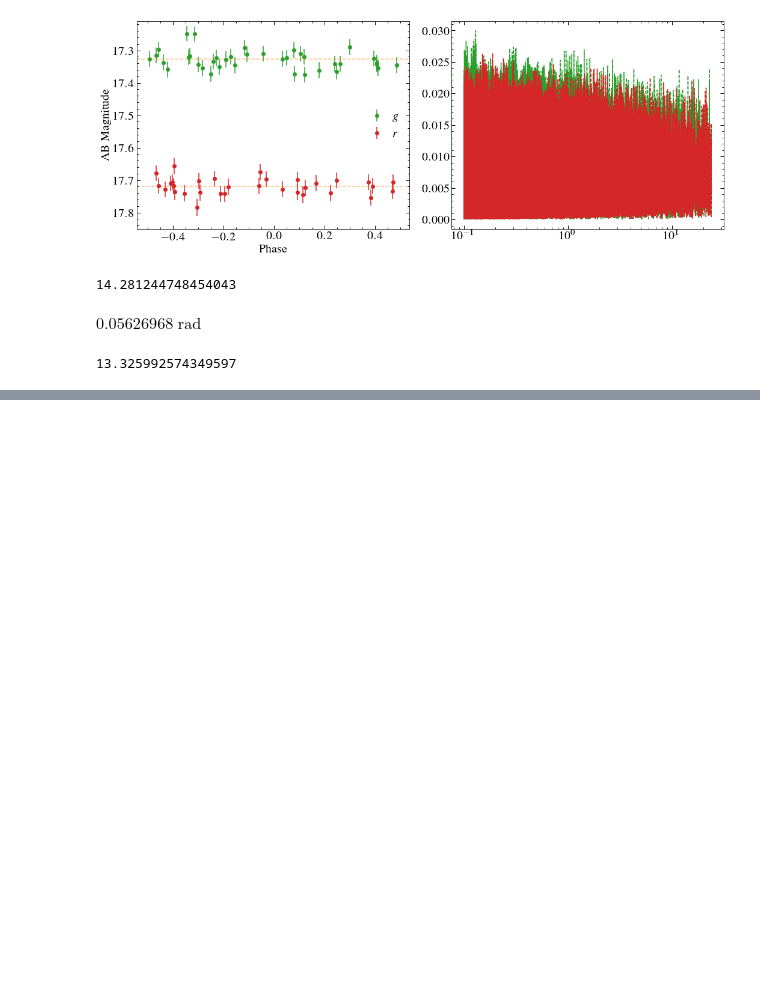
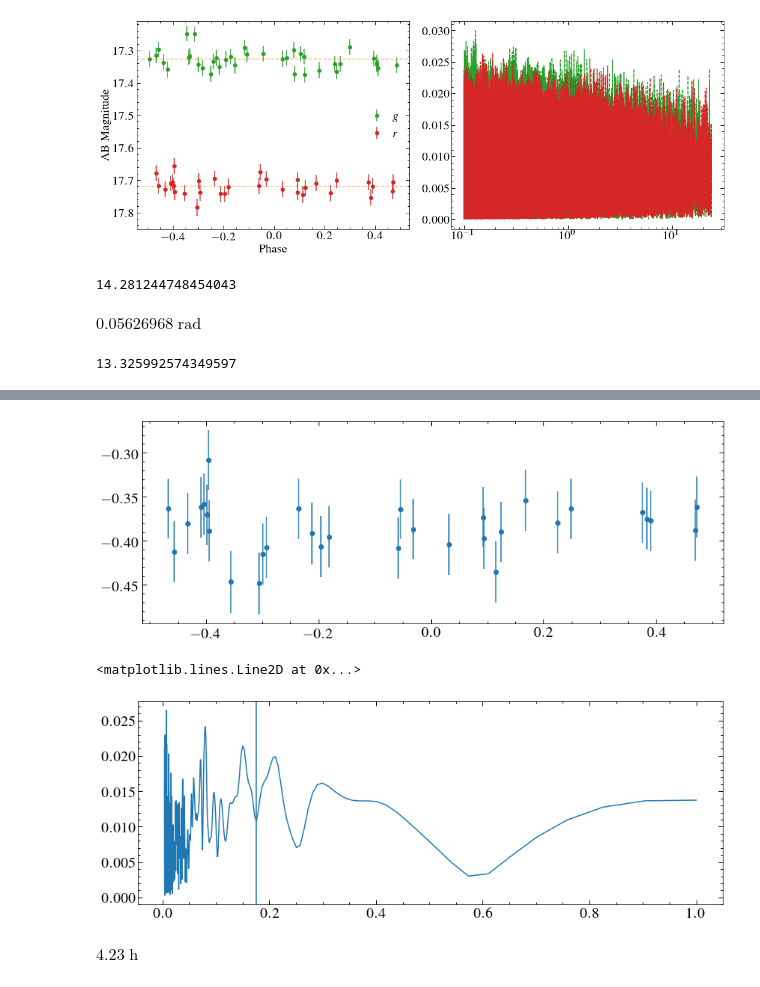
Before and after one commit to davidjwilson/wd-bd, a Jupyter notebook: 1144_ztf.ipynb, the cells around one changed output, grey strips where cells are left out. Saved outputs shown, nothing was run; the diff lists cells and outputs as text; code cells hidden in the pictures; blank space fills up the shorter version.

```diff
--- a/1144_ztf.ipynb
+++ b/1144_ztf.ipynb
@@ -136,0 +157,17 @@ tdur.value*60
+# %%
+gminusr = fakegf - rlcf.flux
+gminusr_e = (fakege**2+rlcf.flux_err**2)**0.5
+plt.errorbar(fakegt, gminusr, yerr=gminusr_e, marker='o', ls='none')
+plt.show()
+grlc = lk.LightCurve(fakegt, gminusr, gminusr_e)
+grpg = grlc.to_periodogram(oversample_factor=10,minimum_period=0.1*u.h, maximum_period=1*u.day)
+plt.plot(grpg.period, grpg.power)
+plt.axvline(period.to(u.d).value)
+# %% [output]
+[figure, added]
+<matplotlib.lines.Line2D at 0x...>
+[figure, added]
+# %%
+period
+# %% [output]
+$4.23 \; \mathrm{h}$
```
Also changed, not shown: parts of 5 cells of this notebook, 5 other files.
